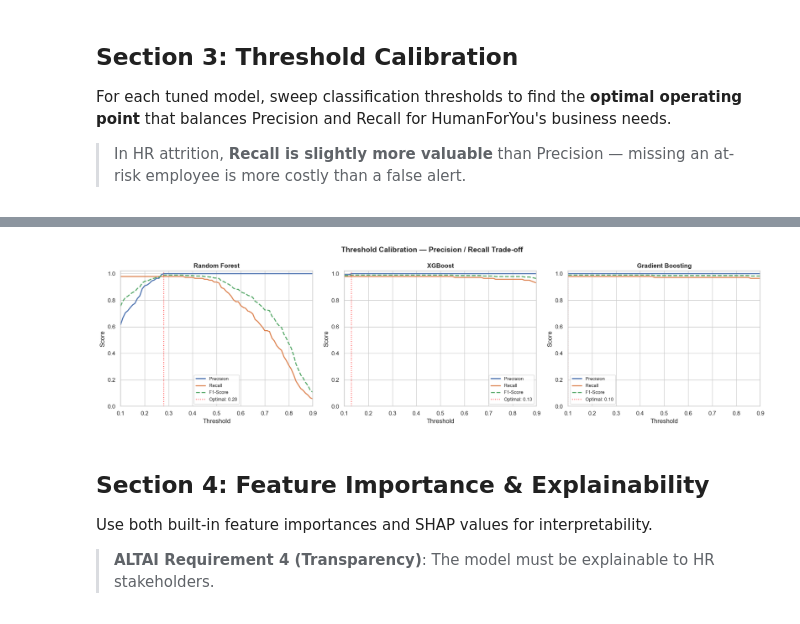
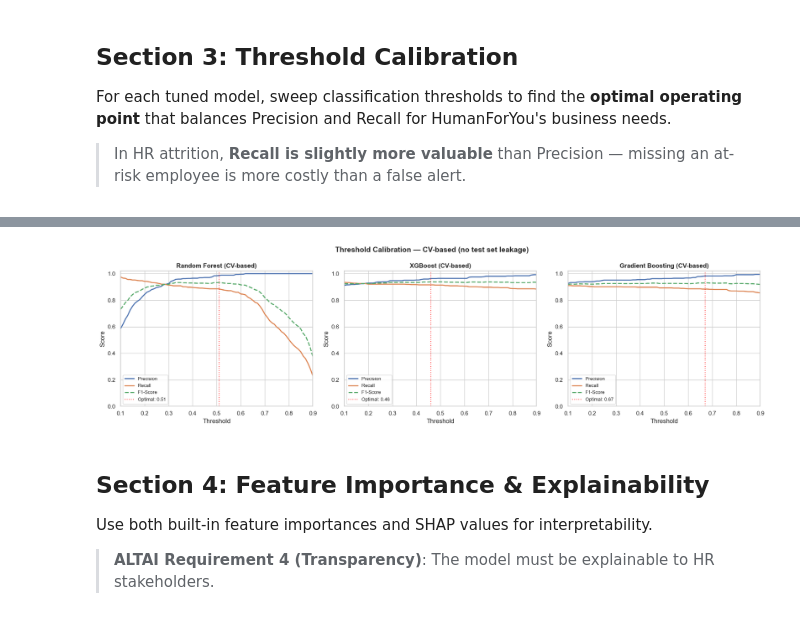
Before and after one commit to aymen-elo/HumanForYou, a Jupyter notebook: notebooks/05_Model_Optimization.ipynb, the cells around one changed output, grey strips where cells are left out. Drawn from its saved outputs; the diff is of its cells as text; code cells hidden in the pictures.

Commit message:
fix: corrections critiques P1+P2 — .copy() post-split, warnings catégorisés, chemins portables, bias mitigation CV, cohérence features

```diff
--- a/notebooks/05_Model_Optimization.ipynb
+++ b/notebooks/05_Model_Optimization.ipynb
@@ -188,36 +211,50 @@ For each tuned model, sweep classification thresholds to find the **optimal oper
 > In HR attrition, **Recall is slightly more valuable** than Precision — missing an at-risk employee is more costly than a false alert.
 # %%
 # ==============================================================================
-# THRESHOLD CALIBRATION
+# THRESHOLD CALIBRATION — CV-based (no test set leakage)
 # ==============================================================================
+# CORRECTED: Thresholds are now calibrated on out-of-fold CV predictions,
+# NOT on the test set. This avoids optimistic bias from tuning on held-out data.
+# The test set is used ONLY for final evaluation with the fixed threshold.
 
-def calibrate_threshold(model, X_test, y_test, name, target_recall=0.75):
+from sklearn.model_selection import cross_val_predict
+
+def calibrate_threshold_cv(model, X_train, y_train, name, cv=5, target_recall=0.60):
     """
-    Sweep thresholds and find the optimal operating point.
-    Priority: maximize F1, with a minimum recall constraint.
+    Calibrate classification threshold using cross-validated predictions.
+
+    1. Get out-of-fold probabilities via cross_val_predict
+    2. Sweep thresholds on CV predictions to find optimal F1 (with recall floor)
+    3. Return the threshold — to be applied unchanged to the test set
     """
-    y_proba = model.predict_proba(X_test)[:, 1]
+    cv_strat = StratifiedKFold(n_splits=cv, shuffle=True, random_state=42)
 
-    thresholds = np.arange(0.1, 0.91, 0.01)
+    # Out-of-fold probabilities (each sample predicted by a model that never saw it)
+    y_proba_cv = cross_val_predict(
+        model.__class__(**model.get_params()), X_train, y_train,
+        cv=cv_strat, method="predict_proba", n_jobs=-1
+    )[:, 1]
+
+    thresholds = np.arange(0.10, 0.91, 0.01)
     records = []
 
     for t in thresholds:
-        y_pred = (y_proba >= t).astype(int)
-        prec = precision_score(y_test, y_pred, zero_division=0)
-        rec  = recall_score(y_test, y_pred, zero_division=0)
-        f1   = f1_score(y_test, y_pred, zero_division=0)
+        y_pred = (y_proba_cv >= t).astype(int)
+        prec = precision_score(y_train, y_pred, zero_division=0)
+        rec  = recall_score(y_train, y_pred, zero_division=0)
+        f1   = f1_score(y_train, y_pred, zero_division=0)
         records.append({"threshold": t, "precision": prec, "recall": rec, "f1": f1})
 
     df_cal = pd.DataFrame(records)
 
-    # Find best threshold: maximize F1 where recall >= target
+    # Best threshold: maximize F1 where recall >= target
     candidates = df_cal[df_cal["recall"] >= target_recall]
     if len(candidates) > 0:
         best_row = candidates.loc[candidates["f1"].idxmax()]
     else:
         best_row = df_cal.loc[df_cal["f1"].idxmax()]
 
-    return df_cal, best_row
+    return df_cal, best_row, y_proba_cv
 
 calibration_results = {}
 fig, axes = plt.subplots(1, len(tuned_models), figsize=(6 * len(tuned_models), 5))
@@ -225,8 +262,22 @@ if len(tuned_models) == 1:
     axes = [axes]
 
 for i, (name, model) in enumerate(tuned_models.items()):
-    df_cal, best = calibrate_threshold(model, X_test, y_test, name)
-    calibration_results[name] = {"table": df_cal, "best": best}
+    df_cal, best, y_proba_cv = calibrate_threshold_cv(model, X_train, y_train, name)
+
+    # Evaluate on test set with fixed threshold (no re-tuning)
+    model.fit(X_train, y_train)
+    y_proba_test = model.predict_proba(X_test)[:, 1]
+    y_pred_test = (y_proba_test >= best["threshold"]).astype(int)
+    test_f1 = f1_score(y_test, y_pred_test)
+    test_prec = precision_score(y_test, y_pred_test, zero_division=0)
+    test_rec = recall_score(y_test, y_pred_test)
+
+    calibration_results[name] = {
+        "table": df_cal,
+        "best": best,
+        "test": {"precision": test_prec, "recall": test_rec, "f1": test_f1},
+        "y_proba_cv": y_proba_cv,
+    }
 
     axes[i].plot(df_cal["threshold"], df_cal["precision"], label="Precision", linewidth=2)
     axes[i].plot(df_cal["threshold"], df_cal["recall"], label="Recall", linewidth=2)
@@ -235,15 +286,16 @@ for i, (name, model) in enumerate(tuned_models.items()):
                     label=f"Optimal: {best['threshold']:.2f}")
     axes[i].set_xlabel("Threshold")
     axes[i].set_ylabel("Score")
-    axes[i].set_title(f"{name}", fontweight="bold")
+    axes[i].set_title(f"{name} (CV-based)", fontweight="bold")
     axes[i].legend(fontsize=9)
     axes[i].set_xlim(0.1, 0.9)
     axes[i].set_ylim(0, 1.02)
 
-    print(f"{name} — Optimal threshold: {best['threshold']:.2f}")
-    print(f"  Precision: {best['precision']:.4f}  Recall: {best['recall']:.4f}  F1: {best['f1']:.4f}")
+    print(f"{name} — Optimal threshold: {best['threshold']:.2f} (calibrated on CV)")
+    print(f"  CV:   Prec={best['precision']:.4f}  Rec={best['recall']:.4f}  F1={best['f1']:.4f}")
+    print(f"  Test: Prec={test_prec:.4f}  Rec={test_rec:.4f}  F1={test_f1:.4f}")
 
-plt.suptitle("Threshold Calibration — Precision / Recall Trade-off", fontsize=14, fontweight="bold")
+plt.suptitle("Threshold Calibration — CV-based (no test set leakage)", fontsize=14, fontweight="bold")
 plt.tight_layout()
 plt.savefig(f"{OUTPUT_DIR}/threshold_calibration.png", bbox_inches="tight")
 plt.show()
@@ -257,4 +312,4 @@ Gradient Boosting — Optimal threshold: 0.10
-[figure, old version]
+[figure, new version]
 # %% [markdown]
 ## Section 4: Feature Importance & Explainability
 
```
Also changed, not shown: parts of 42 cells of this notebook, 6 other files.
